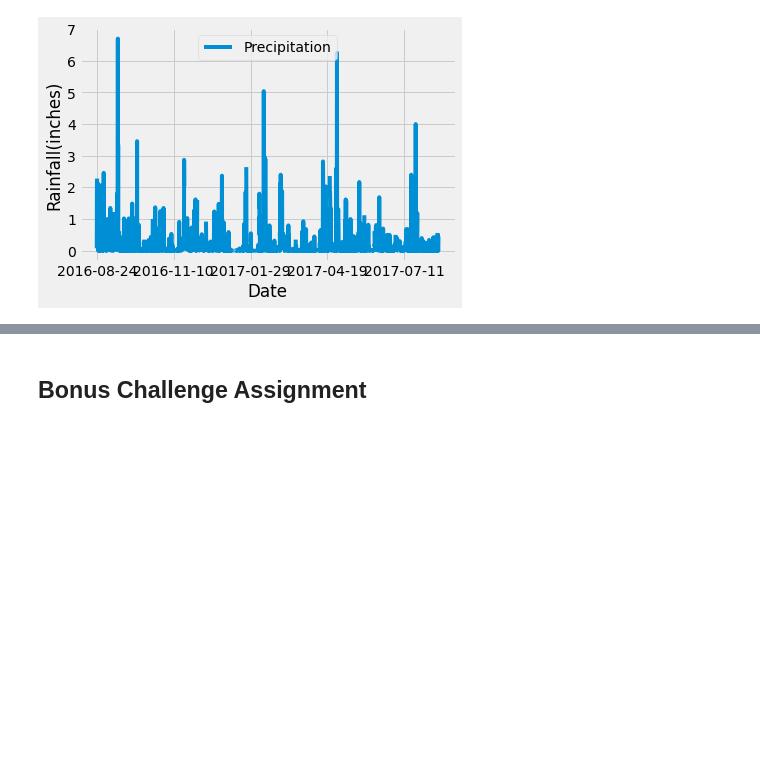
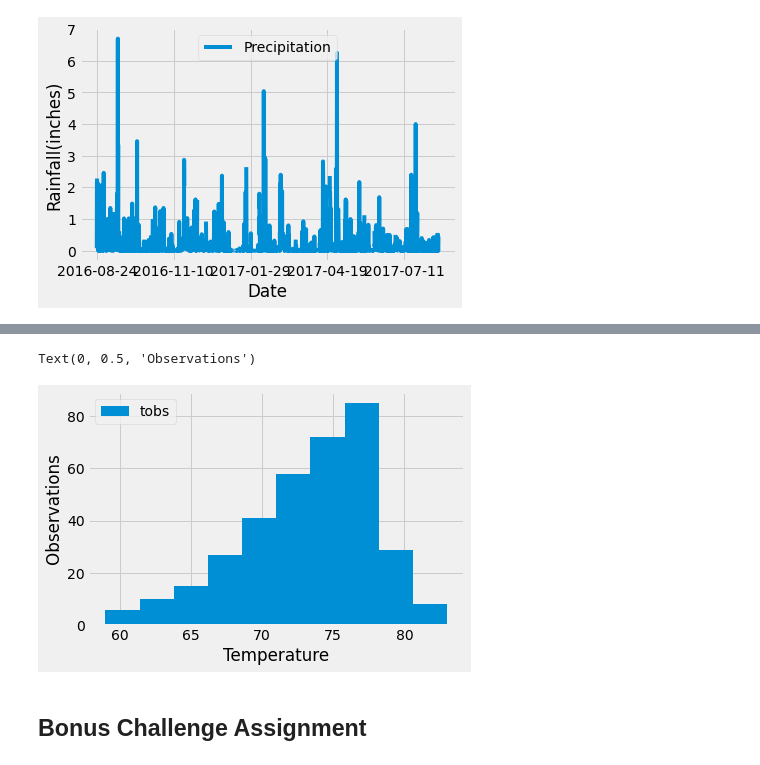
Before and after one commit to drossi1990/sql-alchemy-challenge, a Jupyter notebook: climate_starter.ipynb, the cells around one changed output, grey strips where cells are left out. Drawn from its saved outputs; the diff is of its cells as text; code cells hidden in the pictures; blank space fills up the shorter version.

```diff
--- a/climate_starter.ipynb
+++ b/climate_starter.ipynb
@@ -71,3 +86,12 @@ Text(0, 0.5, 'Rainfall(inches)')
 # %%
 # What are the most active stations? (i.e. what stations have the most rows)?
+Active_Stations = this_session.query(measurements.station,
+                                     func.count(measurements.tobs))\
+                                    .group_by(measurements.station).order_by(
+                                    func.count(measurements.tobs).desc()).all()
 # List the stations and the counts in descending order.
+station_count = len(Active_Stations)
+count = 1
+for station in Active_Stations:
+    print(f"Rank {count}: {station[0]} Records: {station[1]}")
+    count = count + 1
@@ -74,3 +108,8 @@ Text(0, 0.5, 'Rainfall(inches)')
 # %%
 # Using the station id from the previous query, calculate the lowest temperature recorded,
 # highest temperature recorded, and average temperature of the most active station?
+#USC00519281
+MostActive_sta = this_session.query(func.min(measurements.tobs), func.max(measurements.tobs), func.avg(measurements.tobs)).\
+    filter(measurements.station == 'USC00519281').all()
+print(f"Station {Active_Stations[0][0]}'s lowest recorded temperature was {MostActive_sta[0][0]}, highest temperature {MostActive_sta[0][1]}, and {MostActive_sta[0][2]} was the average")
+TopStation = Active_Stations[0][0]
@@ -77,3 +118,8 @@ Text(0, 0.5, 'Rainfall(inches)')
 # %%
 # Choose the station with the highest number of temperature observations.
-# Query the last 12 months of temperature observation data for this station and plot the results as a histogram
+# Query the last 12 months of temperature observation data for this station
+TopStation_query = this_session.query(measurements.tobs).\
+                    filter(measurements.station == TopStation).\
+                    filter(measurements.date >= Precipitation_1ya).all()
+TopStation_df = pd.DataFrame(TopStation_query, columns=['tobs'])
+TopStation_df.head()
@@ -80,3 +133,11 @@ Text(0, 0.5, 'Rainfall(inches)')
+# %%
+#plot the results as a histogram
+TopStation_df.plot.hist()
+plt.xlabel("Temperature")
+plt.ylabel("Observations")
+# %% [output]
+Text(0, 0.5, 'Observations')
+[figure, added]
 # %% [markdown]
 ## Bonus Challenge Assignment
 # %%
```
Also changed, not shown: parts of 5 cells of this notebook, 2 other files.
